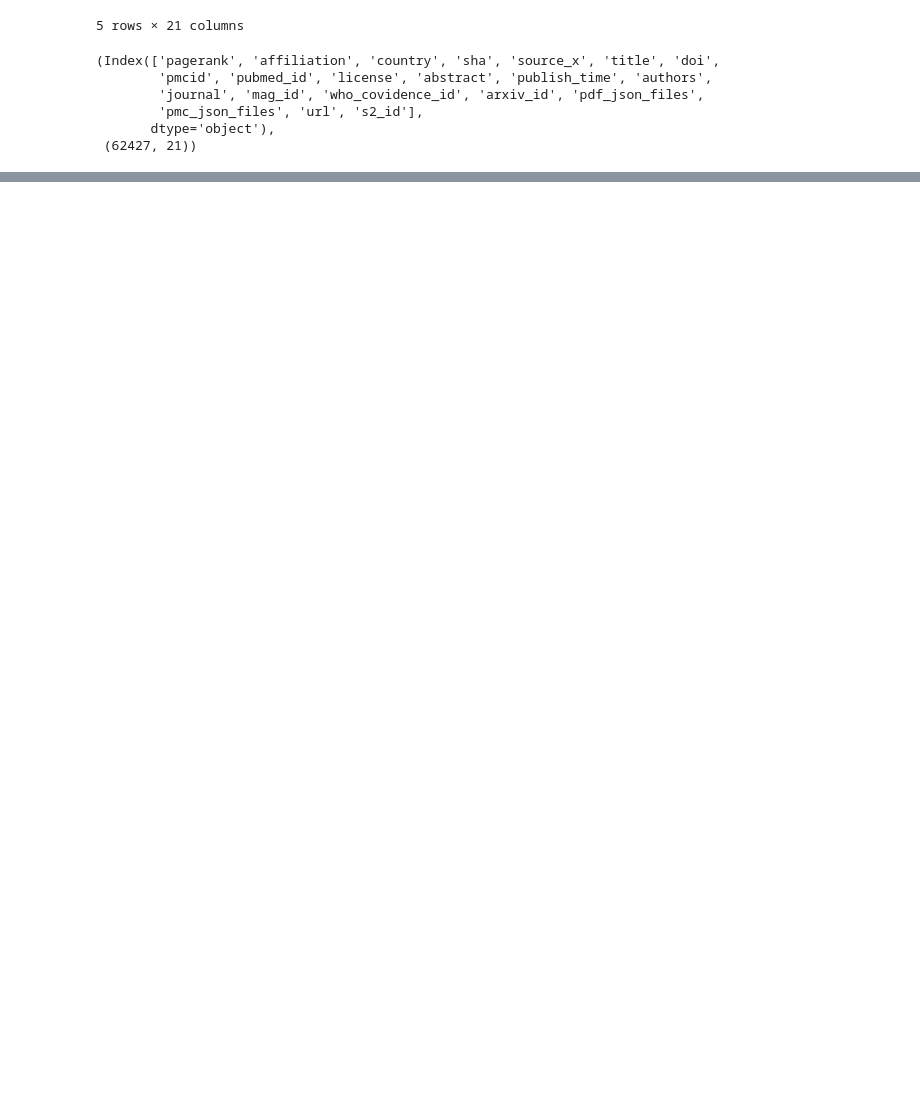
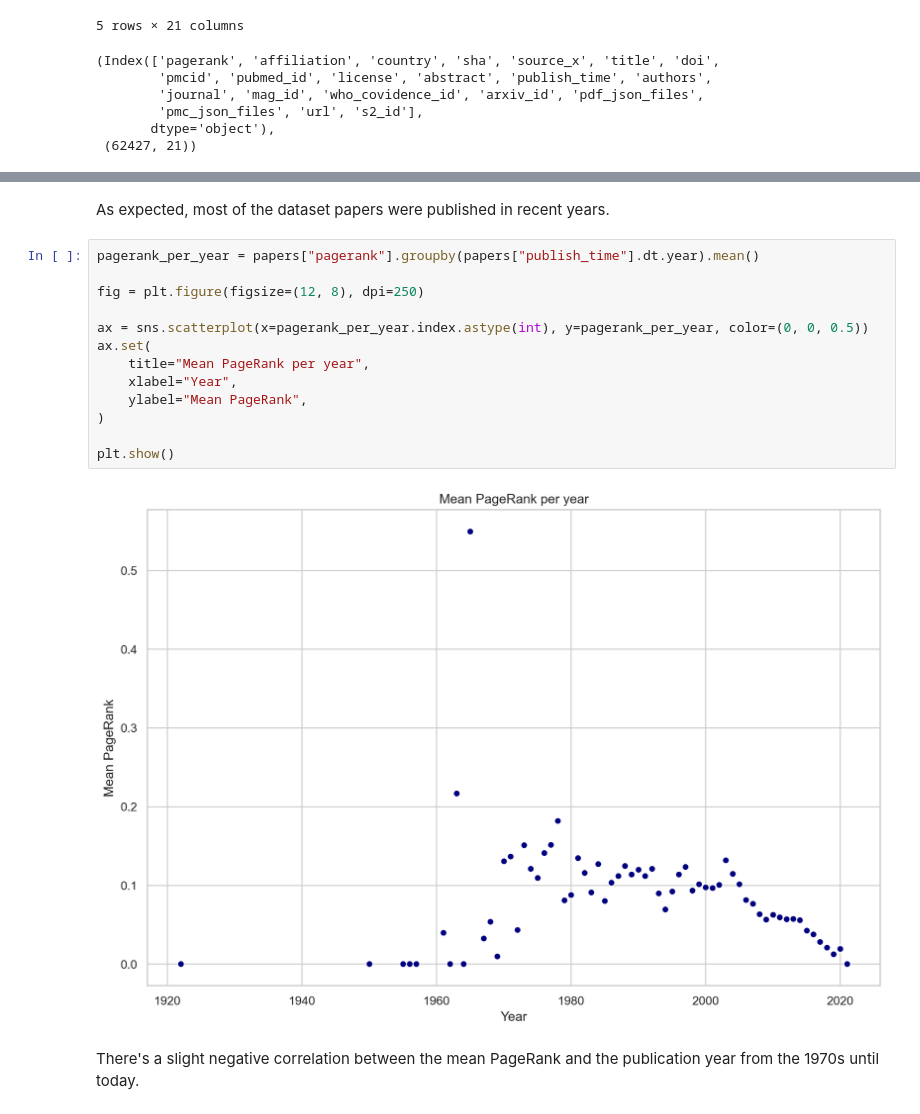
Before and after one commit to Inria-Chile/risotto, a Jupyter notebook: 09_RankingInference.ipynb, the cells around one changed output, grey strips where cells are left out. Saved outputs shown, nothing was run; the diff lists cells and outputs as text; blank space fills up the shorter version.

```diff
--- a/09_RankingInference.ipynb
+++ b/09_RankingInference.ipynb
@@ -75,3 +113,22 @@ You should consider upgrading via the '/Users/rodolfo/repos/risotto/venv-risotto
+# %% [markdown]
+As expected, most of the dataset papers were published in recent years.
+# %%
+pagerank_per_year = papers["pagerank"].groupby(papers["publish_time"].dt.year).mean()
+
+fig = plt.figure(figsize=(12, 8), dpi=250)
+
+ax = sns.scatterplot(x=pagerank_per_year.index.astype(int), y=pagerank_per_year, color=(0, 0, 0.5))
+ax.set(
+    title="Mean PageRank per year",
+    xlabel="Year",
+    ylabel="Mean PageRank",
+)
+
+plt.show()
+# %% [output]
+[figure, added]
+# %% [markdown]
+There's a slight negative correlation between the mean PageRank and the publication year from the 1970s until today.
 # %%
 import torch
 import torch.nn.functional as F
```
Also changed, not shown: parts of 9 cells of this notebook.
